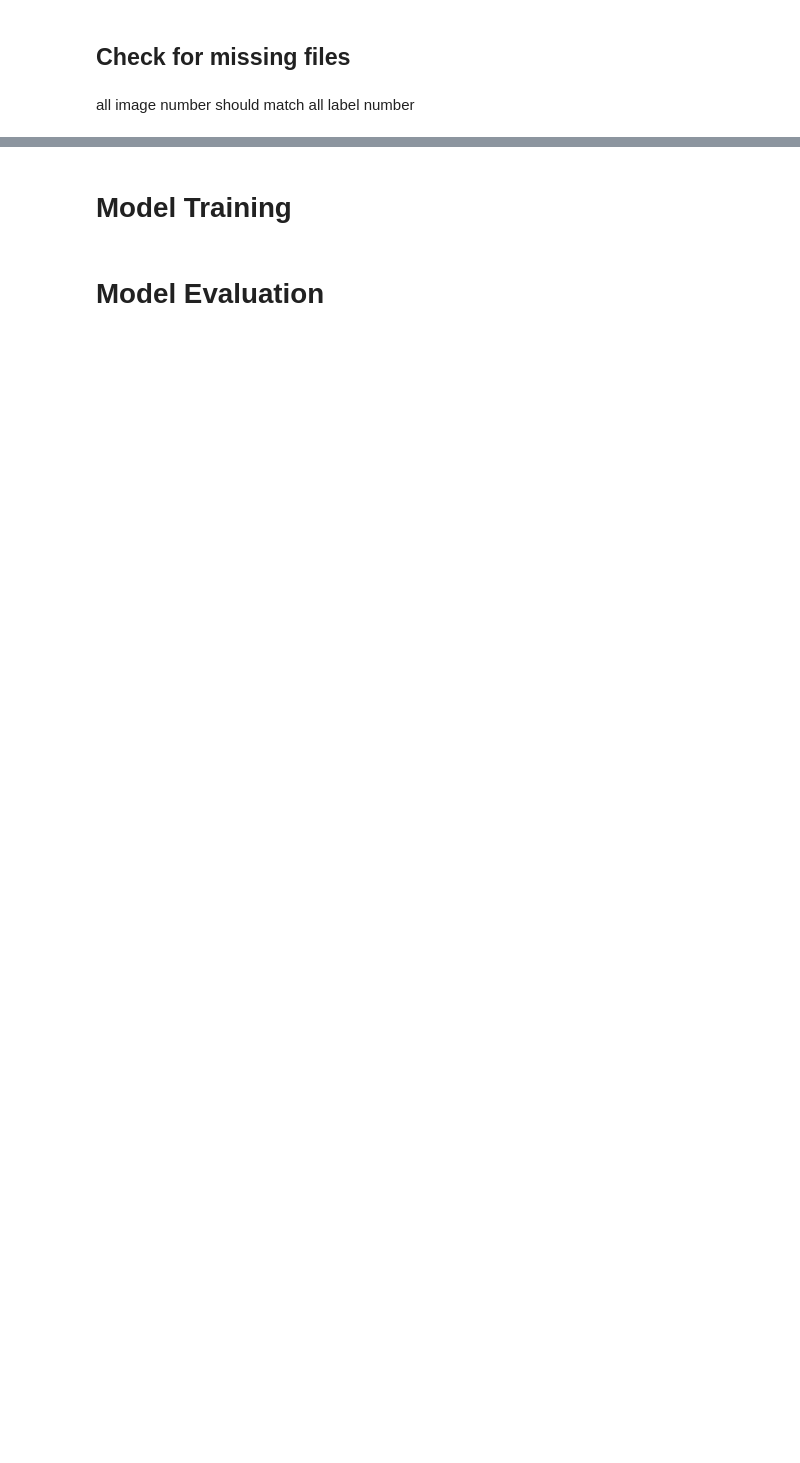
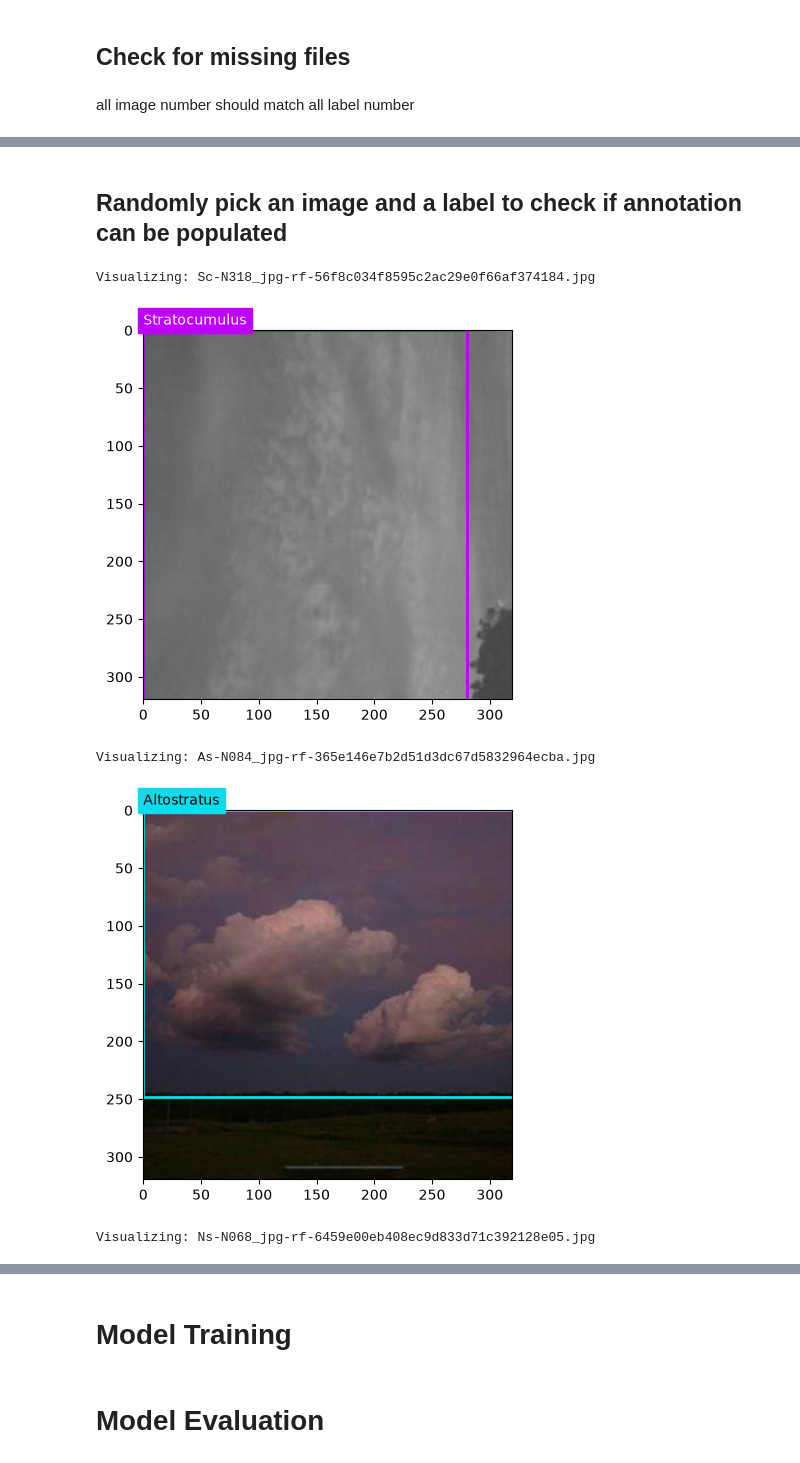
Before and after one commit to yeugeneu/IAT360-CV-13-Cloud-Type-Classifier, a Jupyter notebook: Cloud_type_detection.ipynb, the cells around one changed output, grey strips where cells are left out. Saved outputs shown, nothing was run; the diff lists cells and outputs as text; code cells hidden in the pictures; blank space fills up the shorter version.

```diff
--- a/Cloud_type_detection.ipynb
+++ b/Cloud_type_detection.ipynb
@@ -185,0 +204,29 @@ Total Files in Directory: 11144 files
+# %% [markdown]
+## Randomly pick an image and a label to check if annotation can be populated
+# %%
+# Get a list of all images
+image_files = os.listdir("All_data/images")
+
+# Pick 3 random images
+random_images = random.sample(image_files, 3)
+
+# Visualize each of the 3 selected images
+for random_image in random_images:
+    # Construct matching image and label paths
+    base_name = os.path.splitext(random_image)[0]
+    random_image_path = os.path.join("All_data/images", random_image)
+    random_label_path = os.path.join("All_data/labels", f"{base_name}.txt")
+
+    # Visualize
+    print(f"Visualizing: {random_image}")
+    visualize_image_annotations(
+        random_image_path,
+        random_label_path,
+        class_map,
+    )
+# %% [output]
+Visualizing: Sc-N318_jpg-rf-56f8c034f8595c2ac29e0f66af374184.jpg
+[figure, added]
+Visualizing: As-N084_jpg-rf-365e146e7b2d51d3dc67d5832964ecba.jpg
+[figure, added]
+Visualizing: Ns-N068_jpg-rf-6459e00eb408ec9d833d71c392128e05.jpg
```
Also changed, not shown: parts of 35 cells of this notebook.
